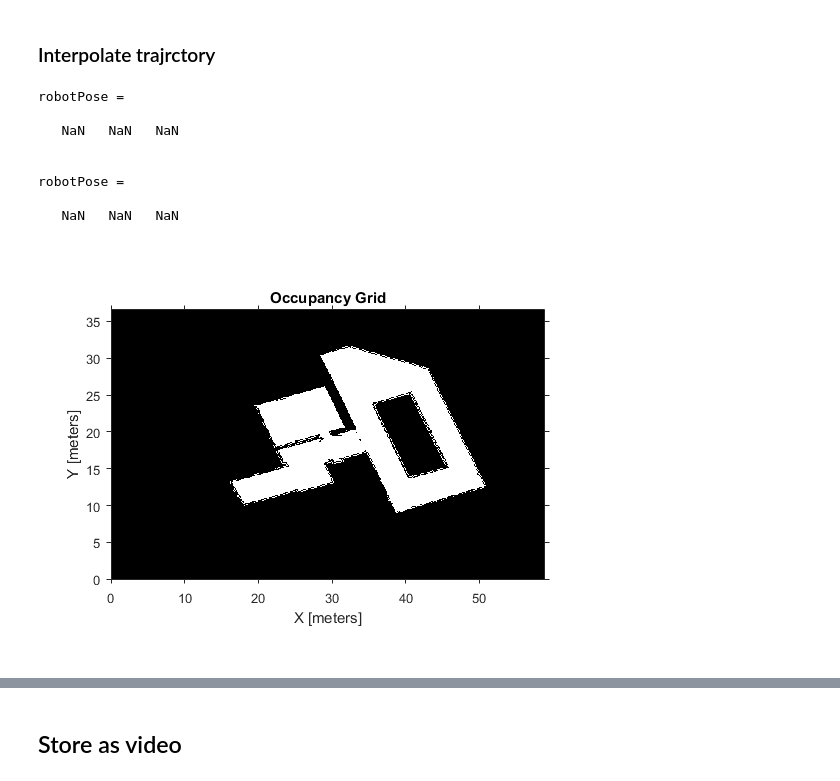
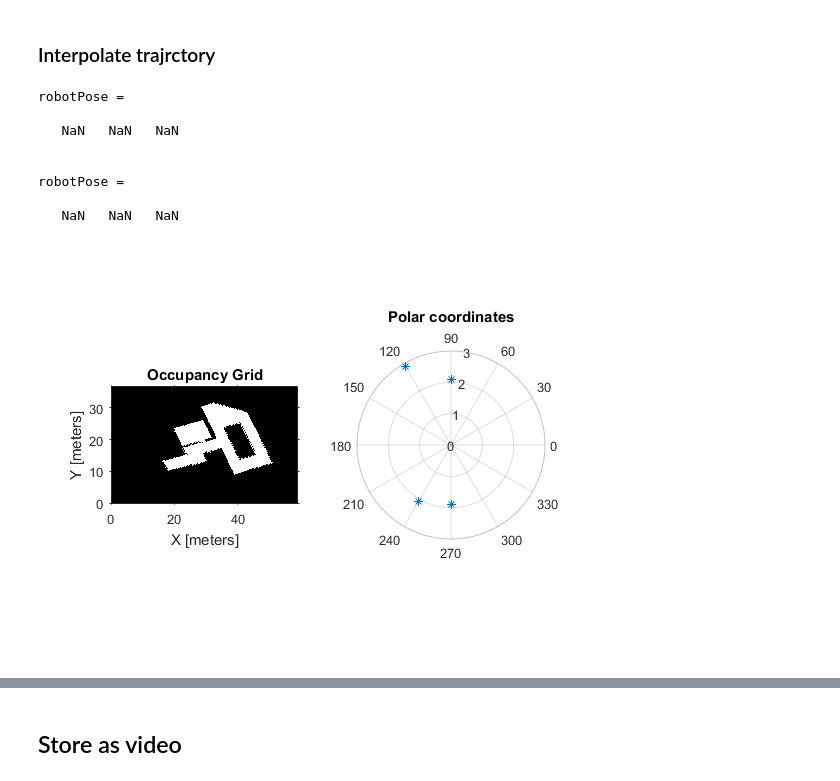
Before and after one commit to codepuree/particlefilter, a Jupyter notebook: Notebooks/Simulation.ipynb, the cells around one changed output, grey strips where cells are left out. Cells and saved outputs as stored; diff of their text form; code cells hidden in the pictures.

```diff
--- a/Notebooks/Simulation.ipynb
+++ b/Notebooks/Simulation.ipynb
@@ -48,41 +48,46 @@ maxrange = 5;
 # %%
 for j = 1 : numel(intervall)
    figure(1);
+   subplot(1, 2, 1);
    show(map)
    hold on
 
    robotPose       = [xq(j), yq(j), aq(j)];
 
    if ~isnan(robotPose(1)) || ~isnan(robotPose(2)) || ~isnan(robotPose(3))
-       intersectionPts = rayIntersection(map, robotPose, angle, maxrange);
+       [thetas, rhos, xs, ys] = SimulateKinect(map, xq(j), yq(j), aq(j));
        direction       = rayIntersection(map, robotPose, -pi/2, 30);   %direction
 
-       plot(robotPose(1), robotPose(2), 'ob') % Robot pose
+       plot(robotPose(1), robotPose(2), 'ob'); % Robot pose
 
-       for i = 1:size(intersectionPts)
-            plot([robotPose(1), intersectionPts(i, 1)],...
-                [robotPose(2), intersectionPts(i, 2)], '-bx') % Plot intersecting rays
+       for i = 1:size(xs)
+            plot([robotPose(1), xs(i)],...
+                [robotPose(2), ys(i)], '-bx') % Plot intersecting rays
        end
 
        plot(xq, yq);
        plot([robotPose(1), direction(1, 1)],...
                 [robotPose(2), direction(1, 2)], '-rx') % Plot direction
 
-        pause(1/2);
         hold off
+
+        subplot(1, 2, 2);
+        polarplot(thetas, rhos, '*');
+        title('Polar coordinates');
+
         F(j) = getframe(gcf);
         drawnow
     else
         robotPose
     end
 end
 # %% [output]
 robotPose =
 
    NaN   NaN   NaN
 
 
 robotPose =
 
    NaN   NaN   NaN
-[figure, old version]
+[figure, new version]
```
Also changed, not shown: parts of 2 cells of this notebook, 10 other files.
